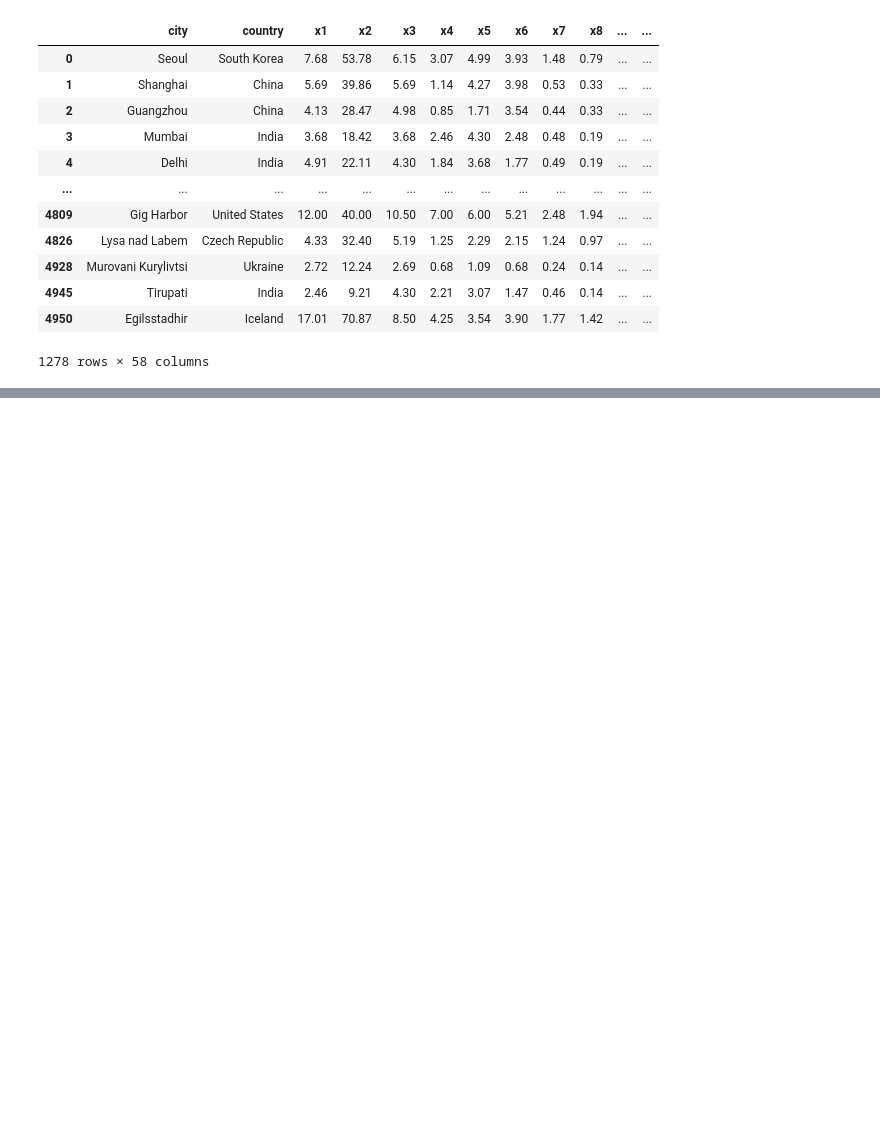
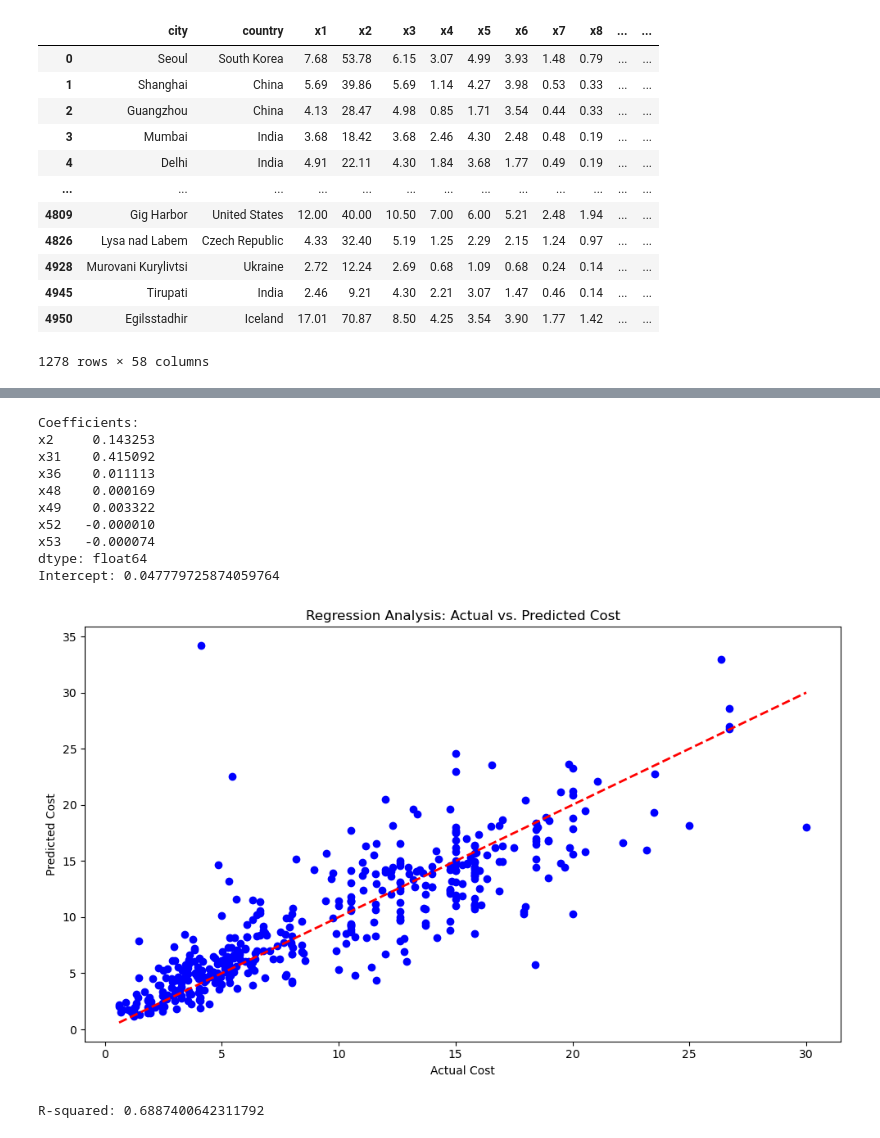
Before and after one commit to aunhengly/ana500-microProject, a Jupyter notebook: Hengly-MicroProject.ipynb, the cells around one changed output, grey strips where cells are left out. Saved outputs shown, nothing was run; the diff lists cells and outputs as text; code cells hidden in the pictures; blank space fills up the shorter version.

```diff
--- a/Hengly-MicroProject.ipynb
+++ b/Hengly-MicroProject.ipynb
@@ -159,0 +410,54 @@ df2
+# %%
+selected_vars =['x1', 'x2', 'x31','x36','x48', 'x49', 'x52', 'x53']
+
+data_selected = df_1_cleaned[selected_vars]
+
+# Split the data into features (X) and target (y)
+X = data_selected.drop('x1', axis=1)  # Independent variables
+y = data_selected['x1']               # Dependent variable
+
+# Split data into training and testing sets
+X_train, X_test, y_train, y_test = train_test_split(X, y, test_size=0.2, random_state=42)
+
+# Train a linear regression model
+model = LinearRegression()
+model.fit(X_train, y_train)
+
+# Make predictions for the test set
+y_pred = model.predict(X_test)
+
+# Calculate the R-squared score
+r_squared = model.score(X_test, y_test)
+
+# Print model coefficients and intercept
+coefficients = pd.Series(model.coef_, index=X.columns)
+print("Coefficients:")
+print(coefficients)
+
+print("Intercept:", model.intercept_)
+
+# Visualize predicted vs. actual values
+plt.figure(figsize=(10, 6))
+plt.scatter(y_test, y_pred, color='blue')
+plt.plot([min(y_test), max(y_test)], [min(y_test), max(y_test)], linestyle='--', color='red', linewidth=2)
+plt.xlabel('Actual Cost')
+plt.ylabel('Predicted Cost')
+plt.title('Regression Analysis: Actual vs. Predicted Cost')
+plt.tight_layout()
+plt.show()
+
+# Print R-squared score
+print("R-squared:", r_squared)
+# %% [output]
+Coefficients:
+x2     0.143253
+x31    0.415092
+x36    0.011113
+x48    0.000169
+x49    0.003322
+x52   -0.000010
+x53   -0.000074
+dtype: float64
+Intercept: 0.047779725874059764
+[figure, added]
+R-squared: 0.6887400642311792
```
Also changed, not shown: parts of 29 cells of this notebook.
